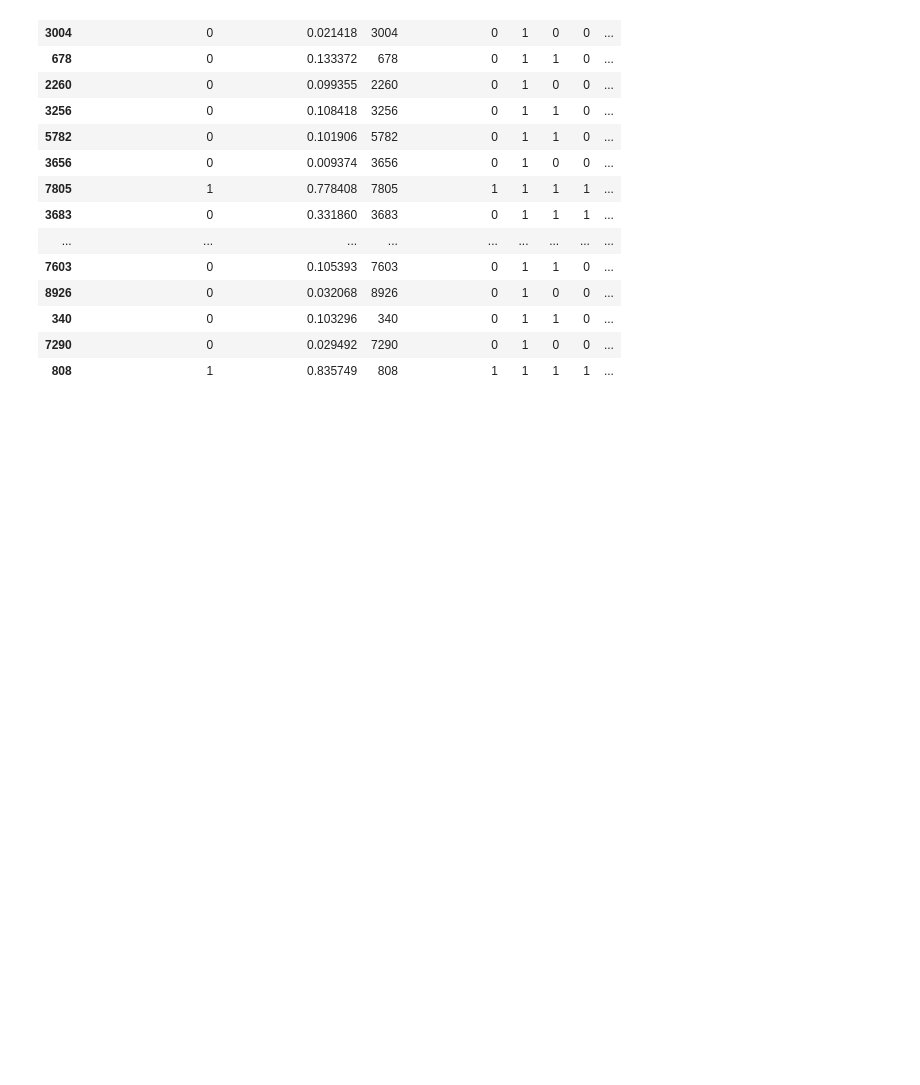
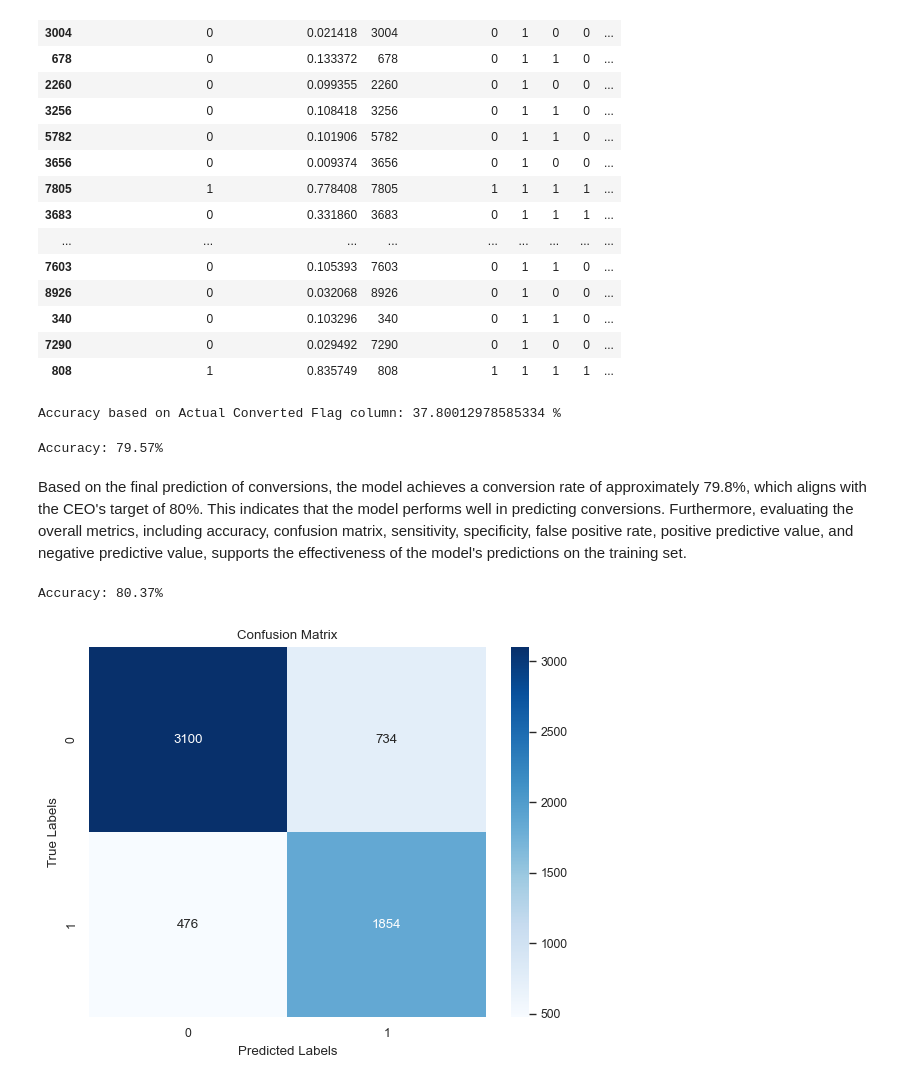
Before and after one commit to kunalworldwide/Lead-Scoring-Case-study, a Jupyter notebook: Lead-scoring-assignments.ipynb, the cells around one changed output. Saved outputs shown, nothing was run; the diff lists cells and outputs as text; code cells hidden in the pictures; blank space fills up the shorter version.

Commit message:
precision-recall value calculated

```diff
--- a/Lead-scoring-assignments.ipynb
+++ b/Lead-scoring-assignments.ipynb
@@ -1308,3 +1310,69 @@ df_results.head(20)
 | 340 | 0 | 0.103296 | 340 | 0 | 1 | 1 | 0 | ... |
 | 7290 | 0 | 0.029492 | 7290 | 0 | 1 | 0 | 0 | ... |
 | 808 | 1 | 0.835749 | 808 | 1 | 1 | 1 | 1 | ... |
+# %%
+# Calculate the total predicted conversion and non-conversion counts
+total_predicted_conversion = df_results[df_results['Lead Score'] >= 80]['Actual Converted Flag'].sum()
+total_predicted_non_conversion = df_results[df_results['Lead Score'] < 80]['Actual Converted Flag'].sum()
+
+# Calculate the actual conversion and non-conversion counts
+total_actual_conversion = df_results['Actual Converted Flag'].sum()
+total_actual_non_conversion = df_results['Actual Converted Flag'].count() - total_actual_conversion
+
+# Calculate the percentage of correctly predicted cases based on the converted column
+accuracy = (total_predicted_conversion + total_predicted_non_conversion) / (total_actual_conversion + total_actual_non_conversion)
+
+# Print the accuracy
+print("Accuracy based on Actual Converted Flag column:", accuracy * 100, "%")
+# %% [output]
+Accuracy based on Actual Converted Flag column: 37.80012978585334 %
+# %%
+# Select the rows where the actual converted flag is 1 and retrieve the 'Actual Converted Flag' and 'Final Prediction' columns
+checking_df = df_results.loc[df_results['Actual Converted Flag'] == 1, ['Actual Converted Flag', 'Final Prediction']]
+
+# Count the occurrences of each prediction value
+prediction_counts = checking_df['Final Prediction'].value_counts()
+
+# Get the count of 1 predictions
+prediction_1_count = prediction_counts[1]
+
+# Get the count of 0 predictions
+prediction_0_count = prediction_counts[0]
+
+# Calculate the accuracy as the ratio of correctly predicted cases to total cases
+accuracy = prediction_1_count / float(prediction_1_count + prediction_0_count)
+
+# Convert accuracy to percentage and round to two decimal places
+accuracy_percentage = round(accuracy * 100, 2)
+
+# Print the accuracy as a percentage
+print("Accuracy: {:.2f}%".format(accuracy_percentage))
+# %% [output]
+Accuracy: 79.57%
+# %% [markdown]
+Based on the final prediction of conversions, the model achieves a conversion rate of approximately 79.8%, which aligns with the CEO's target of 80%. This indicates that the model performs well in predicting conversions. Furthermore, evaluating the overall metrics, including accuracy, confusion matrix, sensitivity, specificity, false positive rate, positive predictive value, and negative predictive value, supports the effectiveness of the model's predictions on the training set.
+# %%
+#checking accuracy
+accuracy = accuracy_score(df_results['Actual Converted Flag'], df_results['Final Prediction'])
+
+# Convert accuracy to percentage and round to two decimal places
+accuracy_percentage = round(accuracy * 100, 2)
+
+# Print the accuracy as a percentage
+print("Accuracy: {:.2f}%".format(accuracy_percentage))
+# %% [output]
+Accuracy: 80.37%
+# %%
+# Calculate the confusion matrix
+cm = confusion_matrix(df_results['Actual Converted Flag'], df_results['Final Prediction'])
+
+# Create a heatmap of the confusion matrix
+sns.heatmap(cm, annot=True, fmt='d', cmap='Blues')
+
+# Add labels, title, and ticks to the plot
+plt.xlabel('Predicted Labels')
+plt.ylabel('True Labels')
+plt.title('Confusion Matrix')
+plt.show()
+# %% [output]
+[figure, added]
```
Also changed, not shown: parts of 7 cells of this notebook.
